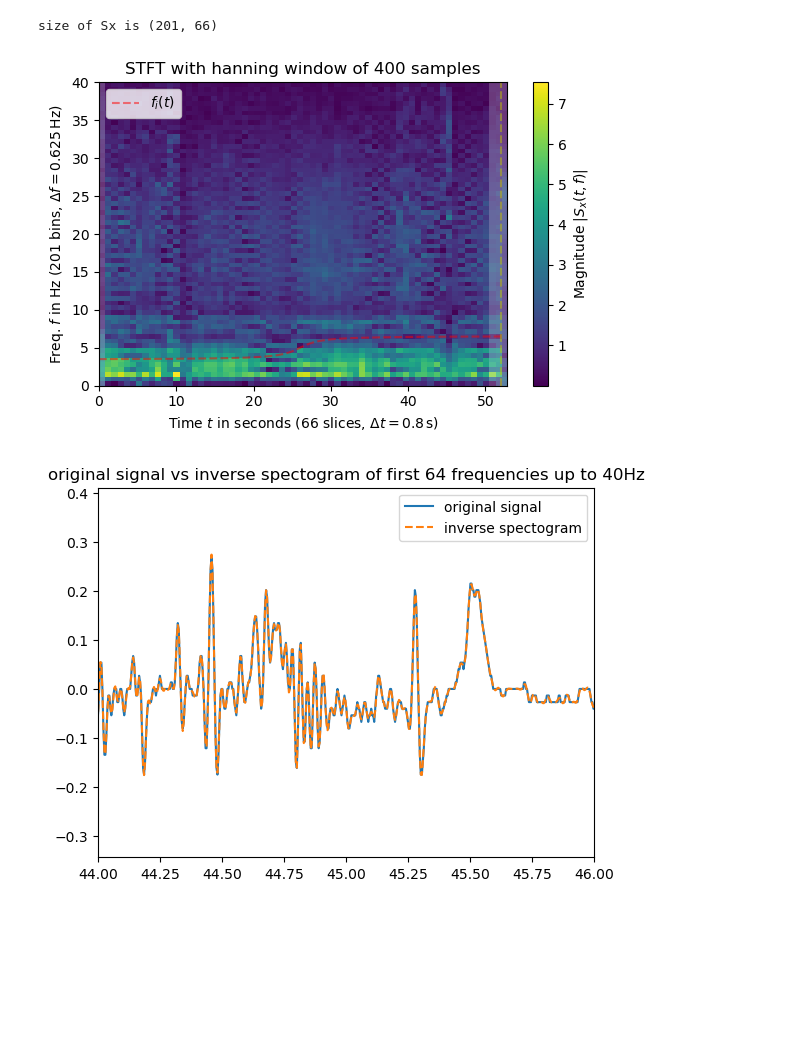
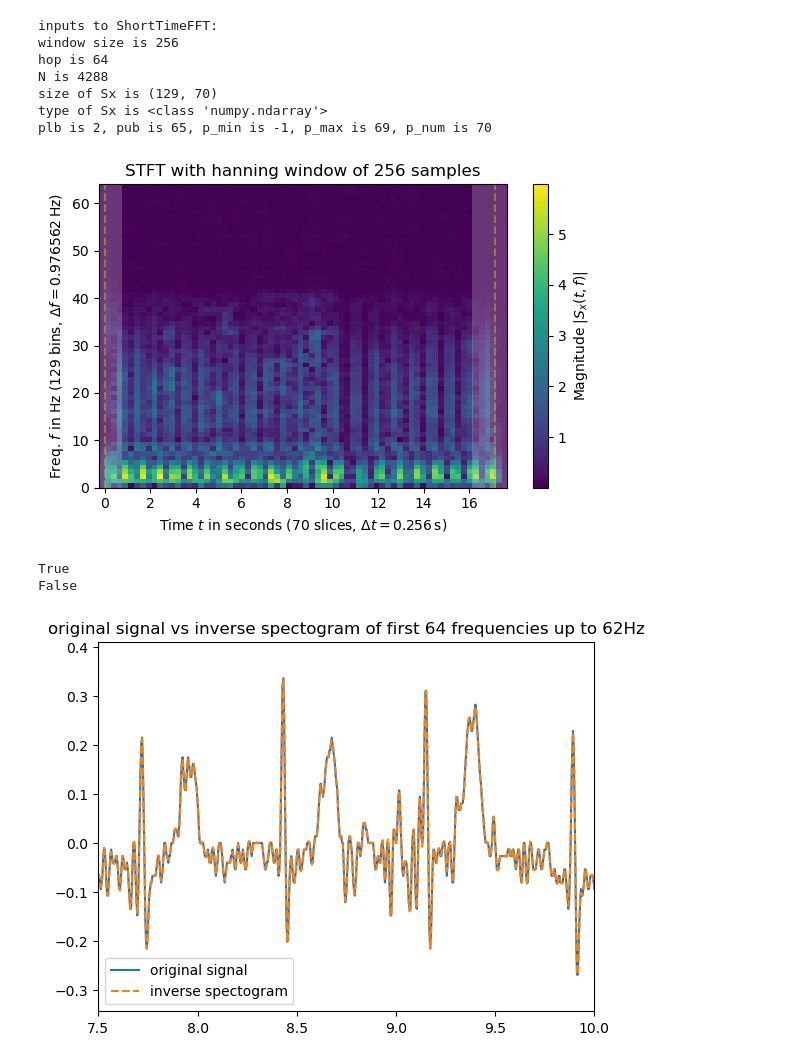
Before and after one commit to myles-i/DLH_TransferLearning, a Jupyter notebook: jupyter_notebooks/explore_spectogram.ipynb, the cells around one changed output. Cells and saved outputs as stored; diff of their text form; code cells hidden in the pictures; blank space fills up the shorter version.

```diff
--- a/jupyter_notebooks/explore_spectogram.ipynb
+++ b/jupyter_notebooks/explore_spectogram.ipynb
@@ -74,70 +64,96 @@ twindow is 52.0 with N 13000 and fsample 250.0
 [figure]
 # %%
-# lets compute an short time fft  (spectogram) with  window of 400 for each fft (1.6 seconds)
-# sampling frequency is 250Hz
+# lets compute an short time fft  (spectogram)
 
-# chose a hanning window
-# this is like a 1D convolution, that helps smooth out the spectogram across
-# time and frequency
-f_i = 1 * np.arctan((t_x - t_x[N // 2]) / 2) + 5  # varying frequency
+# Lets chose a hanning window
+# this is like a 1D convolution, that helps smooth out the spectogram across time slices,
+# and makes them periodic across the window to satisfy FFT assumptions
 w = np.hanning(window_size)
-# g_std = 8  # standard deviation for Gaussian window in samples
-# w = signal.windows.gaussian(window_size, std=g_std, sym=True)  # symmetric Gaussian window
 
 # lets do the actual spectogram (series of fft frequency decompositions over time)
+# print inputs:
+print("inputs to ShortTimeFFT: ")
+print(f"window size is {window_size}")
+print(f"hop is {stride}")
+print(f"N is {N}")
 SFT = ShortTimeFFT(w, hop=stride, fs=1/T_x);
 Sx = SFT.stft(selected_signal)
 print(f"size of Sx is {Sx.shape}")
+print(f"type of Sx is {type(Sx)}")
+
+# to get a consistent size, lets use samples between[0, pub-1 ]
+# lower_border_end is a tuple of (klb plb). lets save both seperately
+lower_border_end = SFT.lower_border_end # this is a tuple of (klb, plb)
+# grab first element of tuple
+plb = lower_border_end[1]
+upper_border_begin = SFT.upper_border_begin(N)
+pub = upper_border_begin[1]
+p_min = SFT.p_min
+p_max = SFT.p_max(N)
+p_num = SFT.p_num(N)
+
+print(f"plb is {plb}, pub is {pub}, p_min is {p_min}, p_max is {p_max}, p_num is {p_num}")
+
+#reference: https://docs.scipy.org/doc/scipy/tutorial/signal.html#tutorial-stft-sliding-win
 
 # lets plot the spectogram
 fig1, ax1 = plt.subplots(figsize=(6., 4.))  # enlarge plot a bit
 t_lo, t_hi = SFT.extent(N)[:2]  # time range of plot
 ax1.set_title(rf"STFT with hanning window of {window_size} samples")
 ax1.set(xlabel=f"Time $t$ in seconds ({SFT.p_num(N)} slices, " +
                rf"$\Delta t = {SFT.delta_t:g}\,$s)",
         ylabel=f"Freq. $f$ in Hz ({SFT.f_pts} bins, " +
                rf"$\Delta f = {SFT.delta_f:g}\,$Hz)",
         xlim=(t_lo, t_hi))
 
 im1 = ax1.imshow(abs(Sx), origin='lower', aspect='auto',
                  extent=SFT.extent(N), cmap='viridis')
-ax1.plot(t_x, f_i, 'r--', alpha=.5, label='$f_i(t)$')
 fig1.colorbar(im1, label="Magnitude $|S_x(t, f)|$")
 
 # Shade areas where window slices stick out to the side:
-# should probably not use these in the future....
+# we will not use these in our training
 for t0_, t1_ in [(t_lo, SFT.lower_border_end[0] * SFT.T),
                  (SFT.upper_border_begin(N)[0] * SFT.T, t_hi)]:
     ax1.axvspan(t0_, t1_, color='w', linewidth=0, alpha=.2)
 for t_ in [0, N * SFT.T]:  # mark signal borders with vertical line:
     ax1.axvline(t_, color='y', linestyle='--', alpha=0.5)
-ax1.legend()
 fig1.tight_layout()
 
 # zoom into 0 to 40Hz on y axis (this seems to be where the action is)
-ax1.set_ylim(0, 40)
+ax1.set_ylim(0, 64)
 plt.show()
 # %% [output]
-size of Sx is (201, 66)
+inputs to ShortTimeFFT:
+window size is 256
+hop is 64
+N is 4288
+size of Sx is (129, 70)
+type of Sx is <class 'numpy.ndarray'>
+plb is 2, pub is 65, p_min is -1, p_max is 69, p_num is 70
-[figure, old version]
+[figure, new version]
 # %%
 # Now lets see how good the spectogram captures the information in the time-domain signal
 # we can do this by inverting the spectogram back to the time-domain signal
 # Specifically, lets say we only want to keep lowest 64 frequencies (0-40Hz)
 # we do this by setting elements 64:end,: to zero
-Sx[output_size:,:] = 0
+output_size = 64
+zero_indc  = output_size
+Sx_compressed = Sx.copy()
+Sx_compressed[(output_size +1):,:] = 0
 
 # now lets calculate the inverse SFT
-SFT.invertible  # check if invertible
-x1 = SFT.istft(Sx, k1=N)
-np.allclose(selected_signal, x1)
+print(SFT.invertible)  # check if invertible
+x1 = SFT.istft(Sx_compressed, k1=N)
+print(np.allclose(selected_signal, x1))
 
 plt.plot(t_x, selected_signal, t_x, x1, '--')
 # print title with info on output size (how many frequencies we kept)
 title = "original signal vs inverse spectogram of first {} frequencies up to {}Hz".format(output_size, int(SFT.delta_f*output_size))
 plt.legend(["original signal", "inverse spectogram"])
-plt.xlim(44,46)
+plt.xlim([7.5, 10])
 plt.title(title)
 plt.show()
 # %% [output]
+True
+False
-[figure, old version]
+[figure, new version]
```
Also changed, not shown: parts of 5 cells of this notebook.
